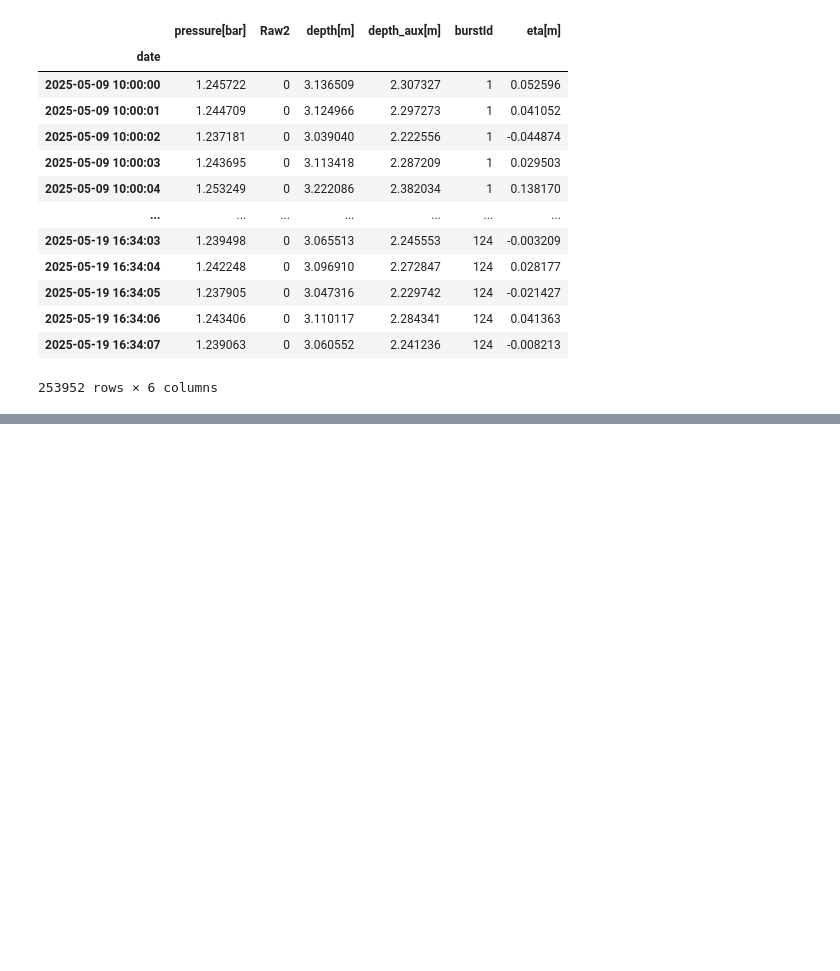
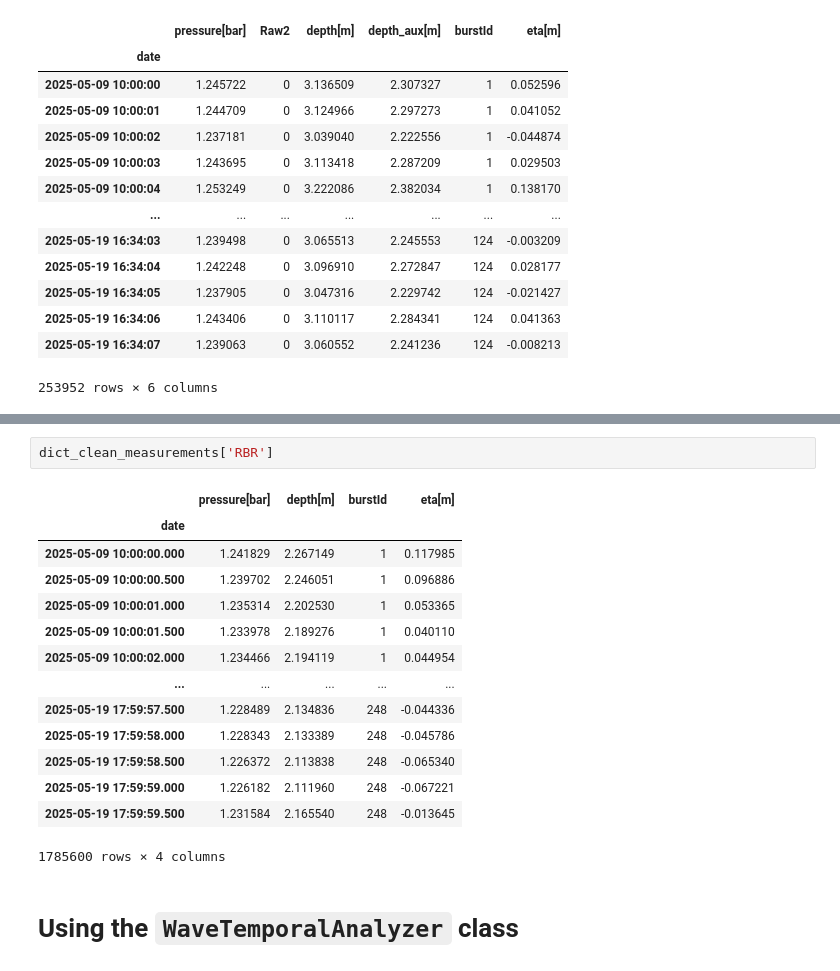
Before and after one commit to oceanicos-dev-org/oceanicospy, a Jupyter notebook: examples/temporal_analysis.ipynb, the cells around one changed output, grey strips where cells are left out. Cells and saved outputs as stored; diff of their text form; blank space fills up the shorter version.

```diff
--- a/examples/temporal_analysis.ipynb
+++ b/examples/temporal_analysis.ipynb
@@ -82,0 +61,19 @@ date                                      ...
+# %%
+dict_clean_measurements['RBR']
+# %% [output]
+|  | pressure[bar] | depth[m] | burstId | eta[m] |
+| date |  |  |  |  |
+| 2025-05-09 10:00:00.000 | 1.241829 | 2.267149 | 1 | 0.117985 |
+| 2025-05-09 10:00:00.500 | 1.239702 | 2.246051 | 1 | 0.096886 |
+| 2025-05-09 10:00:01.000 | 1.235314 | 2.202530 | 1 | 0.053365 |
+| 2025-05-09 10:00:01.500 | 1.233978 | 2.189276 | 1 | 0.040110 |
+| 2025-05-09 10:00:02.000 | 1.234466 | 2.194119 | 1 | 0.044954 |
+| ... | ... | ... | ... | ... |
+| 2025-05-19 17:59:57.500 | 1.228489 | 2.134836 | 248 | -0.044336 |
+| 2025-05-19 17:59:58.000 | 1.228343 | 2.133389 | 248 | -0.045786 |
+| 2025-05-19 17:59:58.500 | 1.226372 | 2.113838 | 248 | -0.065340 |
+| 2025-05-19 17:59:59.000 | 1.226182 | 2.111960 | 248 | -0.067221 |
+| 2025-05-19 17:59:59.500 | 1.231584 | 2.165540 | 248 | -0.013645 |
+1785600 rows × 4 columns
+# %% [markdown]
+# Using the `WaveTemporalAnalyzer` class
```
Also changed, not shown: parts of 11 cells of this notebook, 4 other files.
